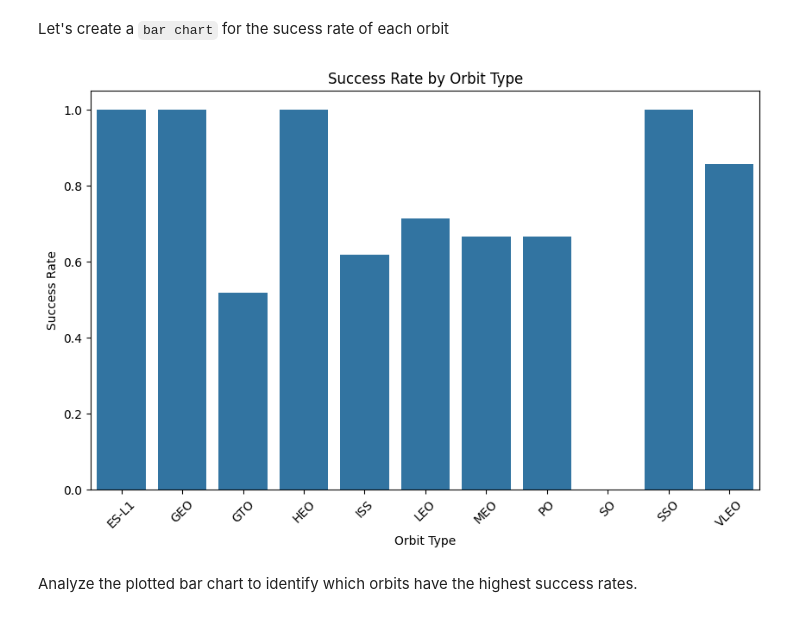
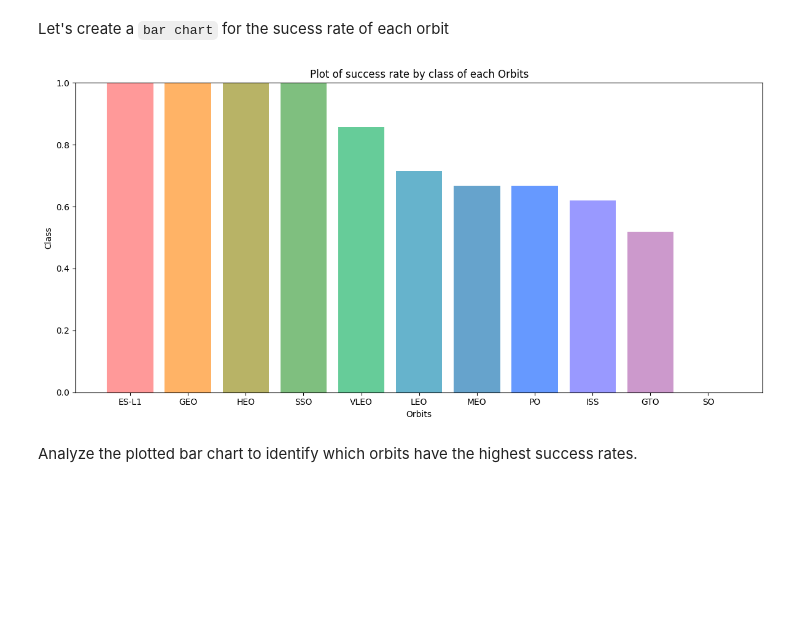
Before and after one commit to maqbuuul/IBM-Data-Science-Capstone-SpaceX-Project, a Jupyter notebook: edadataviz.ipynb, the cells around one changed output. Cells and saved outputs as stored; diff of their text form; code cells hidden in the pictures; blank space fills up the shorter version.

```diff
--- a/edadataviz.ipynb
+++ b/edadataviz.ipynb
@@ -123,18 +123,31 @@ Now if you observe Payload Mass Vs. Launch Site scatter point chart you will fin
 Next, we want to visually check if there are any relationship between success rate and orbit type.
 # %% [markdown]
 Let's create a `bar chart` for the sucess rate of each orbit
-# %%
-# HINT use groupby method on Orbit column and get the mean of Class column
-orbit_success_rate = df.groupby('Orbit')['Class'].mean().reset_index()
-plt.figure(figsize=(10, 6))
-sns.barplot(data=orbit_success_rate, x='Orbit', y='Class')
-plt.title("Success Rate by Orbit Type")
-plt.xlabel("Orbit Type")
-plt.ylabel("Success Rate")
-plt.xticks(rotation=45)
-plt.show()
-# %% [output]
-[figure, removed]
+# %%
+# Group by Orbit and calculate mean success rate
+grouped_orbits = df.groupby('Orbit')['Class'].mean().sort_values(ascending=False).reset_index()
+
+# Create the plot with colorful bars
+fig, ax = plt.subplots(figsize=(12, 6))
+
+# Use exact colors from the image
+colors = ['#ff9999', '#ffb366', '#b8b366', '#7fbf7f', '#66cc99', '#66b3cc', '#66a3cc', '#6699ff', '#9999ff', '#cc99cc', '#ff99ff']
+bars = ax.bar(grouped_orbits['Orbit'], grouped_orbits['Class'], color=colors[:len(grouped_orbits)])
+
+# Style the plot to match the image exactly
+ax.set_title('Plot of success rate by class of each Orbits', fontsize=12)
+ax.set_ylabel('Class', fontsize=10)
+ax.set_xlabel('Orbits', fontsize=10)
+ax.set_ylim(0, 1.0)
+
+# Keep x-axis labels horizontal
+plt.xticks(rotation=0, fontsize=10)
+plt.yticks(fontsize=10)
+
+plt.tight_layout()
+plt.show()
+# %% [output]
+[figure, added]
 # %% [markdown]
 Analyze the plotted bar chart to identify which orbits have the highest success rates.
 # %% [markdown]
```
Also changed, not shown: parts of 5 cells of this notebook.
